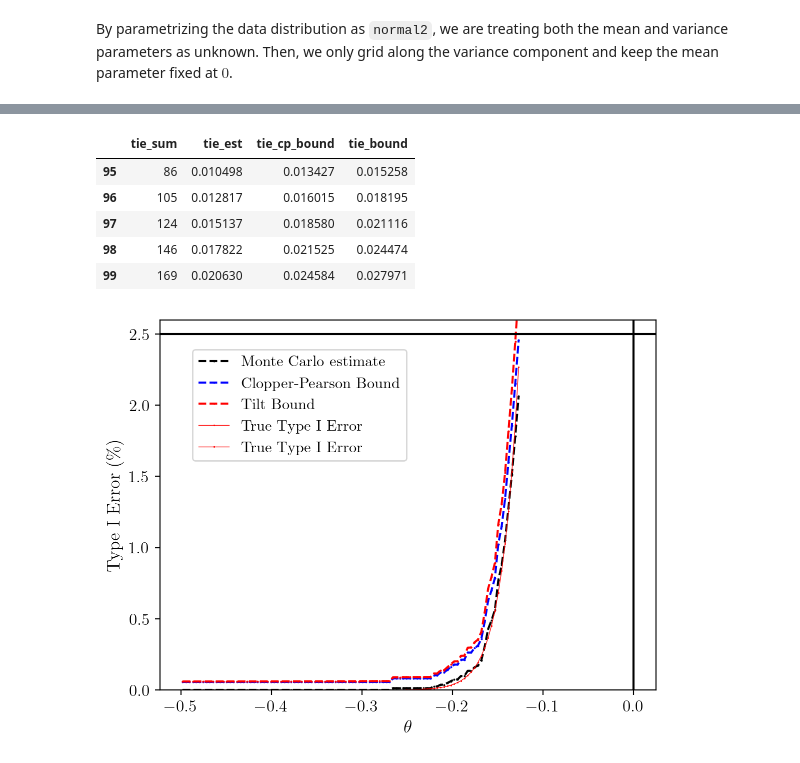
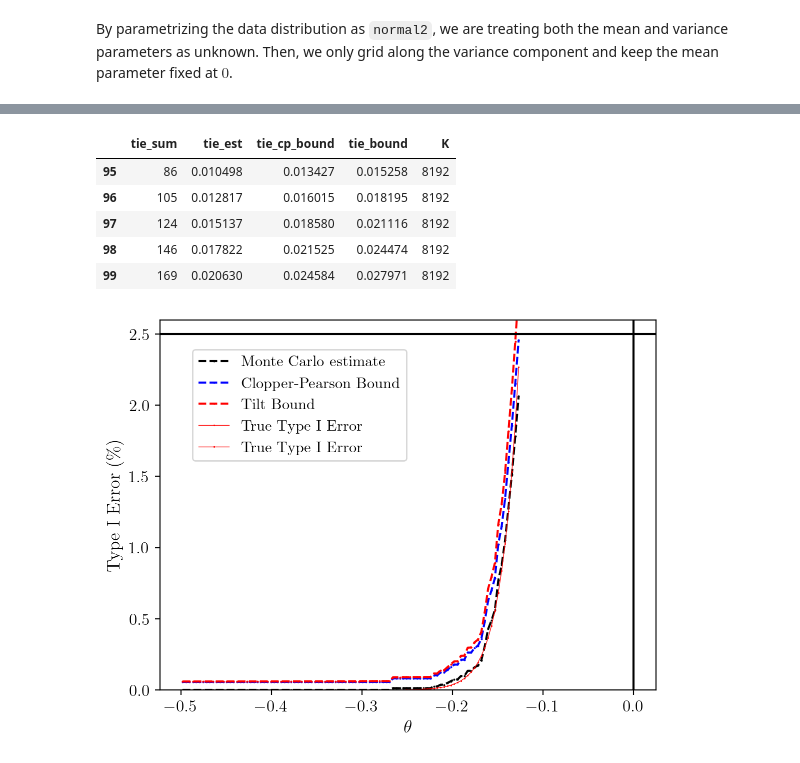
Before and after one commit to Confirm-Solutions/imprint, a Jupyter notebook: tutorials/chisq_test.ipynb, the cells around one changed output, grey strips where cells are left out. Cells and saved outputs as stored; diff of their text form; code cells hidden in the pictures.

```diff
--- a/tutorials/chisq_test.ipynb
+++ b/tutorials/chisq_test.ipynb
@@ -76,19 +79,19 @@ _gen_short_uuids(n=100, worker_id=1, t=1674754941, n_bits=18, worker_bits=18) =
 # %%
 rej_df = ip.validate(
     ChiSqTest,
-    grid,
-    lam,
+    g=grid,
+    lam=lam,
     K=n_sims,
     model_kwargs={"n_samples": n_samples, "family": "normal2"},
 )
 rej_df.tail()
 # %% [output]
-|  | tie_sum | tie_est | tie_cp_bound | tie_bound |
-| 95 | 86 | 0.010498 | 0.013427 | 0.015258 |
-| 96 | 105 | 0.012817 | 0.016015 | 0.018195 |
-| 97 | 124 | 0.015137 | 0.018580 | 0.021116 |
-| 98 | 146 | 0.017822 | 0.021525 | 0.024474 |
-| 99 | 169 | 0.020630 | 0.024584 | 0.027971 |
+|  | tie_sum | tie_est | tie_cp_bound | tie_bound | K |
+| 95 | 86 | 0.010498 | 0.013427 | 0.015258 | 8192 |
+| 96 | 105 | 0.012817 | 0.016015 | 0.018195 | 8192 |
+| 97 | 124 | 0.015137 | 0.018580 | 0.021116 | 8192 |
+| 98 | 146 | 0.017822 | 0.021525 | 0.024474 | 8192 |
+| 99 | 169 | 0.020630 | 0.024584 | 0.027971 | 8192 |
 # %%
 g_rej = grid.add_cols(rej_df)
 g_rej.df.sort_values("theta1", inplace=True)
```
Also changed, not shown: parts of 4 cells of this notebook, 7 other files.
